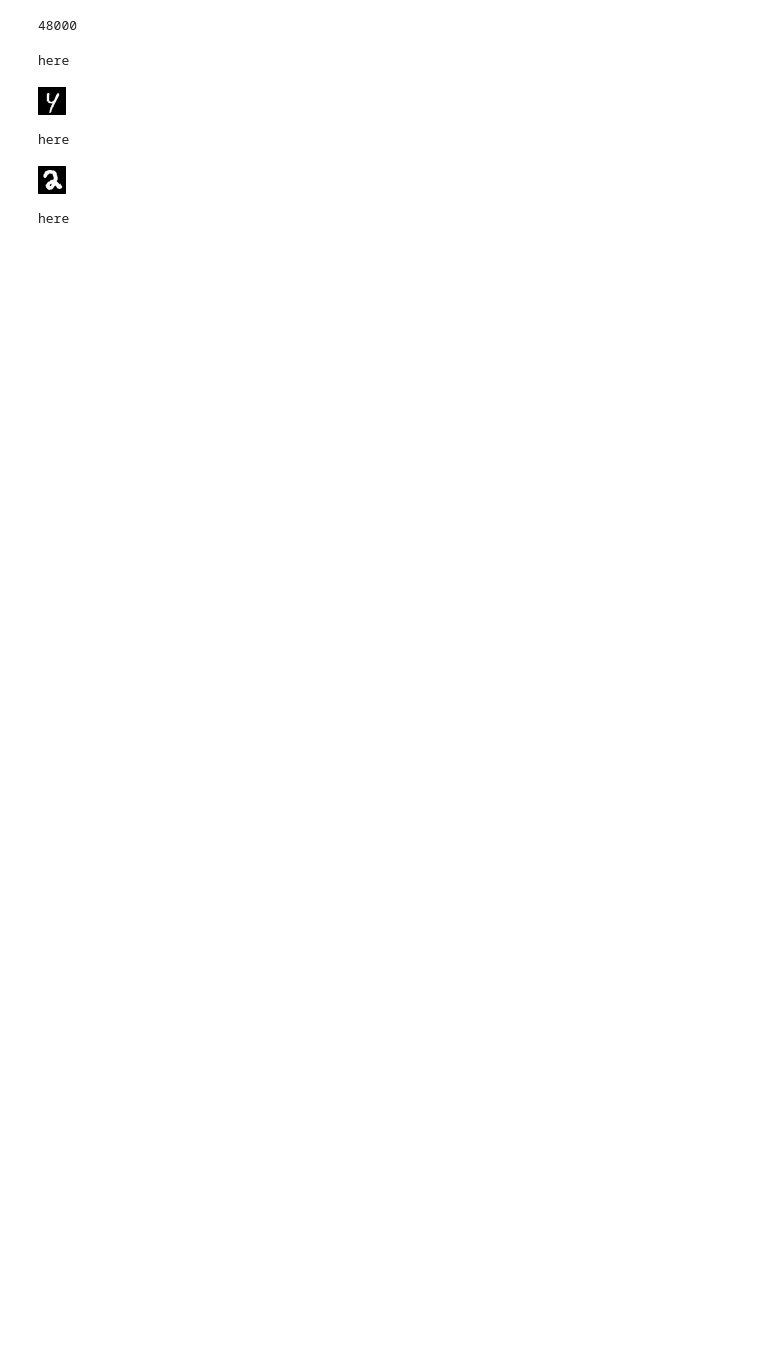
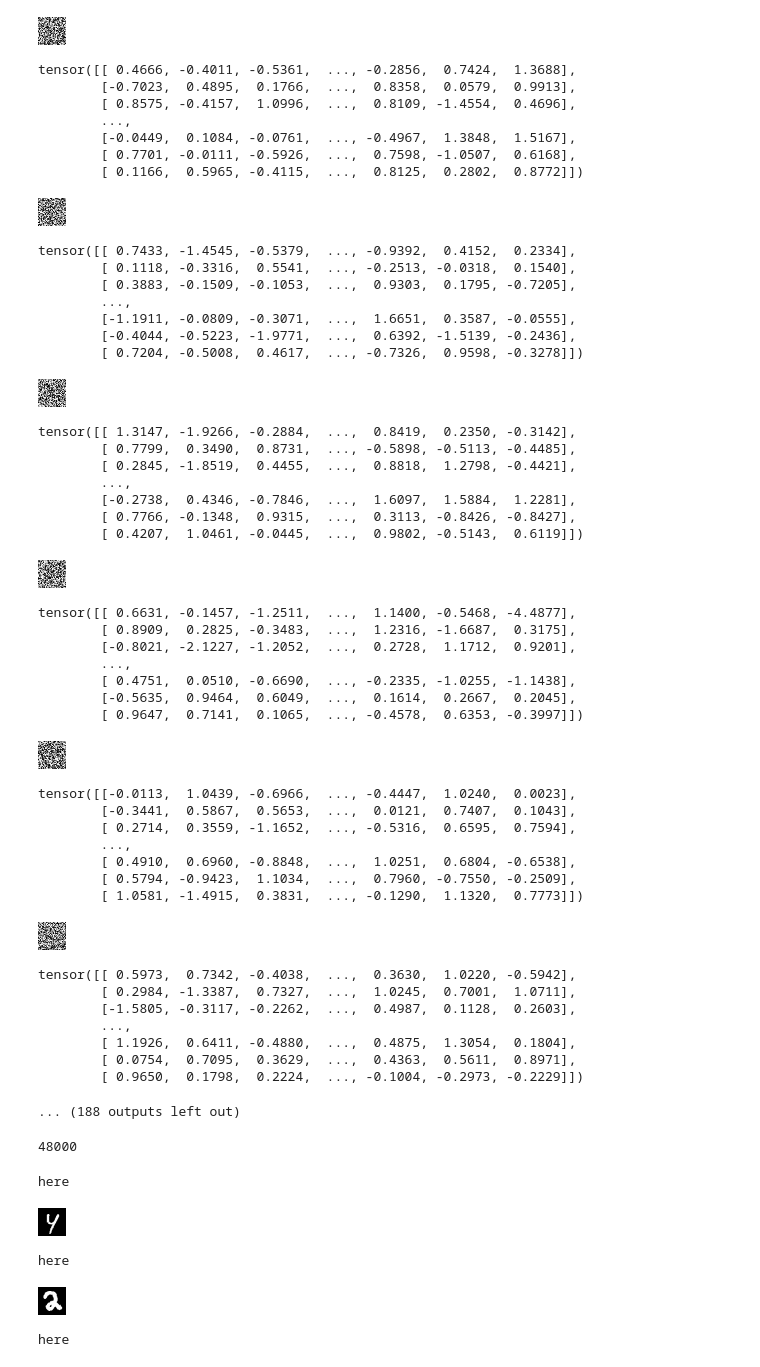
Before and after one commit to ermongroup/f-dre, a Jupyter notebook: notebooks/test_dsets.ipynb, the cells around one changed output. Saved outputs shown, nothing was run; the diff lists cells and outputs as text; code cells hidden in the pictures; blank space fills up the shorter version.

Commit message:
wip: mnist analysis

```diff
--- a/notebooks/test_dsets.ipynb
+++ b/notebooks/test_dsets.ipynb
@@ -30,6 +26,17 @@ def dict2namespace(config):
         setattr(namespace, key, new_value)
     return namespace
 # %%
-with open('/atlas/u/madeline/multi-fairgen/src/flows/configs/mnist_subset/same_bkgd.yaml') as f:
+with open('/atlas/u/madeline/multi-fairgen/src/configs/flows/mnist_subset/digits_mnist_subset_perc0.1.yaml') as f:
     config = yaml.load(f)
 config = dict2namespace(config)
+# %%
+config.data.dataset='SplitEncodedMNIST'
+config.model.name = 'maf'
+config.data.encoded_dataset = 'DigitMNISTSubset'
+# %%
+args = argparse.Namespace(
+    encode_z=False,
+    attr=None,
+    classify=True
+)
+args
@@ -35,0 +45,2 @@ config = dict2namespace(config)
+# %%
+train, val, test = fetch_dataloaders(config.data.dataset, config.training.batch_size, torch.device('cpu'), args, config)
@@ -36,3 +54,65 @@ config = dict2namespace(config)
+# %%
+ones = 0
+twos = 0
+zeros = 0
+sevens = 0
+for x_ref, x_bias in train:
+    display(to_img(x[0].reshape(-1, 28, 28)))
+    print(y)
+print('ones: ', ones)
+print('twos: ', twos)
+print('zeros: ', zeros)
+print('sevens: ', sevens)
+# %% [output]
+[figure, added]
+tensor([[ 0.4666, -0.4011, -0.5361,  ..., -0.2856,  0.7424,  1.3688],
+        [-0.7023,  0.4895,  0.1766,  ...,  0.8358,  0.0579,  0.9913],
+        [ 0.8575, -0.4157,  1.0996,  ...,  0.8109, -1.4554,  0.4696],
+        ...,
+        [-0.0449,  0.1084, -0.0761,  ..., -0.4967,  1.3848,  1.5167],
+        [ 0.7701, -0.0111, -0.5926,  ...,  0.7598, -1.0507,  0.6168],
+        [ 0.1166,  0.5965, -0.4115,  ...,  0.8125,  0.2802,  0.8772]])
+[figure, added]
+tensor([[ 0.7433, -1.4545, -0.5379,  ..., -0.9392,  0.4152,  0.2334],
+        [ 0.1118, -0.3316,  0.5541,  ..., -0.2513, -0.0318,  0.1540],
+        [ 0.3883, -0.1509, -0.1053,  ...,  0.9303,  0.1795, -0.7205],
+        ...,
+        [-1.1911, -0.0809, -0.3071,  ...,  1.6651,  0.3587, -0.0555],
+        [-0.4044, -0.5223, -1.9771,  ...,  0.6392, -1.5139, -0.2436],
+        [ 0.7204, -0.5008,  0.4617,  ..., -0.7326,  0.9598, -0.3278]])
+[figure, added]
+tensor([[ 1.3147, -1.9266, -0.2884,  ...,  0.8419,  0.2350, -0.3142],
+        [ 0.7799,  0.3490,  0.8731,  ..., -0.5898, -0.5113, -0.4485],
+        [ 0.2845, -1.8519,  0.4455,  ...,  0.8818,  1.2798, -0.4421],
+        ...,
+        [-0.2738,  0.4346, -0.7846,  ...,  1.6097,  1.5884,  1.2281],
+        [ 0.7766, -0.1348,  0.9315,  ...,  0.3113, -0.8426, -0.8427],
+        [ 0.4207,  1.0461, -0.0445,  ...,  0.9802, -0.5143,  0.6119]])
+[figure, added]
+tensor([[ 0.6631, -0.1457, -1.2511,  ...,  1.1400, -0.5468, -4.4877],
+        [ 0.8909,  0.2825, -0.3483,  ...,  1.2316, -1.6687,  0.3175],
+        [-0.8021, -2.1227, -1.2052,  ...,  0.2728,  1.1712,  0.9201],
+        ...,
+        [ 0.4751,  0.0510, -0.6690,  ..., -0.2335, -1.0255, -1.1438],
+        [-0.5635,  0.9464,  0.6049,  ...,  0.1614,  0.2667,  0.2045],
+        [ 0.9647,  0.7141,  0.1065,  ..., -0.4578,  0.6353, -0.3997]])
+[figure, added]
+tensor([[-0.0113,  1.0439, -0.6966,  ..., -0.4447,  1.0240,  0.0023],
+        [-0.3441,  0.5867,  0.5653,  ...,  0.0121,  0.7407,  0.1043],
+        [ 0.2714,  0.3559, -1.1652,  ..., -0.5316,  0.6595,  0.7594],
+        ...,
+        [ 0.4910,  0.6960, -0.8848,  ...,  1.0251,  0.6804, -0.6538],
+        [ 0.5794, -0.9423,  1.1034,  ...,  0.7960, -0.7550, -0.2509],
+        [ 1.0581, -1.4915,  0.3831,  ..., -0.1290,  1.1320,  0.7773]])
+[figure, added]
+tensor([[ 0.5973,  0.7342, -0.4038,  ...,  0.3630,  1.0220, -0.5942],
+        [ 0.2984, -1.3387,  0.7327,  ...,  1.0245,  0.7001,  1.0711],
+        [-1.5805, -0.3117, -0.2262,  ...,  0.4987,  0.1128,  0.2603],
+        ...,
+        [ 1.1926,  0.6411, -0.4880,  ...,  0.4875,  1.3054,  0.1804],
+        [ 0.0754,  0.7095,  0.3629,  ...,  0.4363,  0.5611,  0.8971],
+        [ 0.9650,  0.1798,  0.2224,  ..., -0.1004, -0.2973, -0.2229]])
+... (188 outputs left out)
 # %%
 from src.classification.dsets.cmnist import *
 from src.classification.dsets.flipped_mnist import *
```
Also changed, not shown: parts of 8 cells of this notebook, 13 other files.
